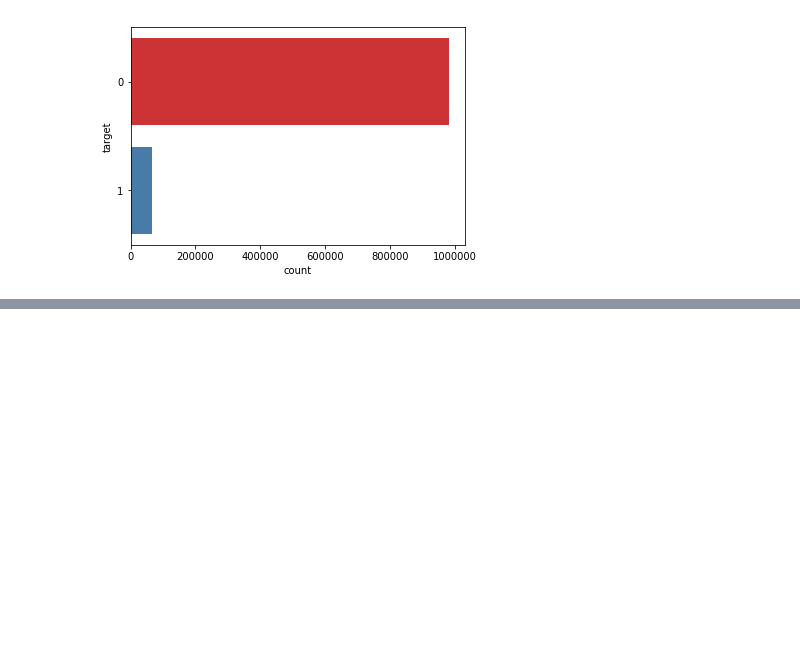
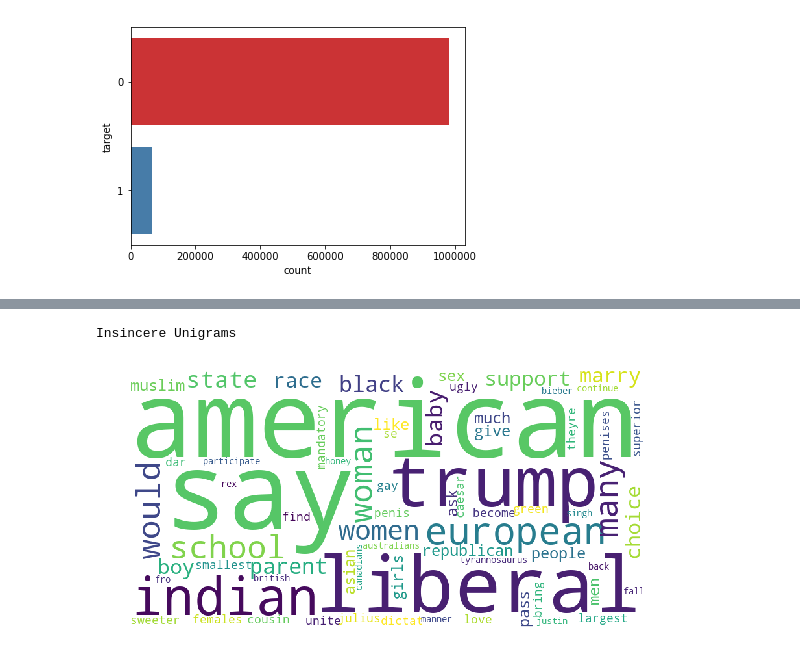
Before and after one commit to falrrema/ML_Nanodegree, a Jupyter notebook: P7_Capstone/EDA_Questions.ipynb, the cells around one changed output, grey strips where cells are left out. Cells and saved outputs as stored; diff of their text form; code cells hidden in the pictures; blank space fills up the shorter version.

```diff
--- a/P7_Capstone/EDA_Questions.ipynb
+++ b/P7_Capstone/EDA_Questions.ipynb
@@ -72,0 +103,9 @@ train_set['qt_cleaned'] = train_set.qt_cleaned.progress_apply(lambda t: h.lemmat
+# %%
+# WordCloud of unigram insincere questions
+h.plot_wordcloud(insincere_questions, max_words=70,
+max_font_size=100, stop_words = stop_words,
+figure_size=(8,10), scale = 2)
+print("Insincere Unigrams")
+# %% [output]
+Insincere Unigrams
+[figure, added]
```
Also changed, not shown: parts of 36 cells of this notebook, 4 other files.
